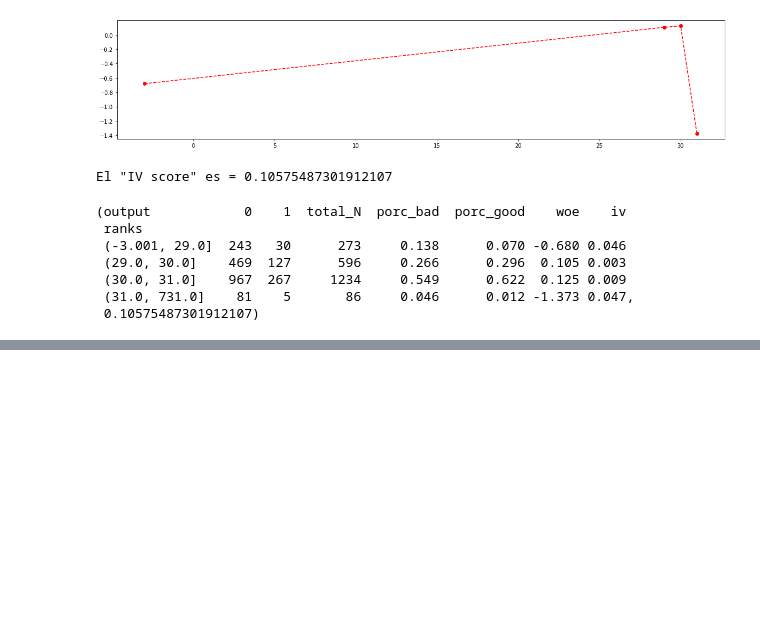
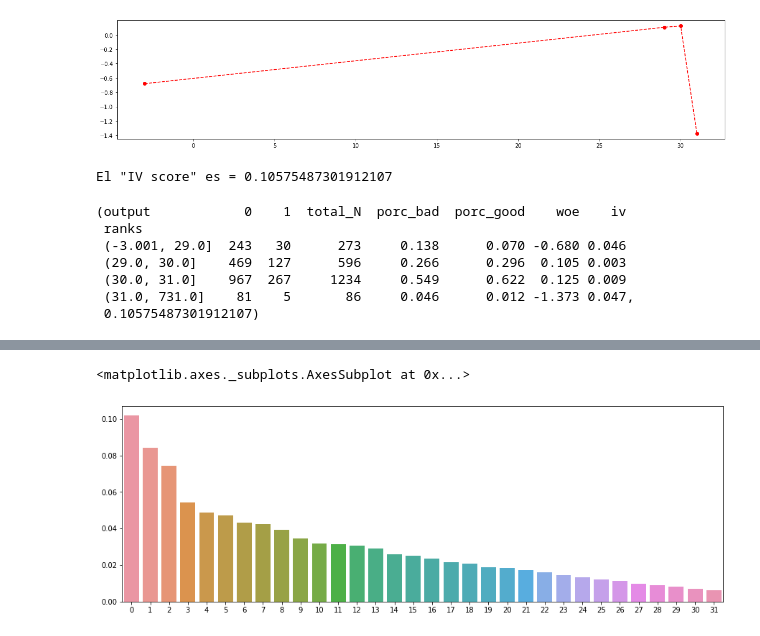
Before and after one commit to hermanxcxr/00_mod_clasificacion_dist_desbalanceada, a Jupyter notebook: 01_modeling.ipynb, the cells around one changed output, grey strips where cells are left out. Drawn from its saved outputs; the diff is of its cells as text; code cells hidden in the pictures; blank space fills up the shorter version.

```diff
--- a/01_modeling.ipynb
+++ b/01_modeling.ipynb
@@ -1349,0 +1277,6 @@ for i,j in enumerate(suffixes):
+# %%
+plt.figure(figsize=(15,5))
+sns.barplot(x = list(range(len(pca_redcont.explained_variance_ratio_))), y = pca_redcont.explained_variance_ratio_)
+# %% [output]
+<matplotlib.axes._subplots.AxesSubplot at 0x...>
+[figure, added]
```
Also changed, not shown: parts of 190 cells of this notebook.
